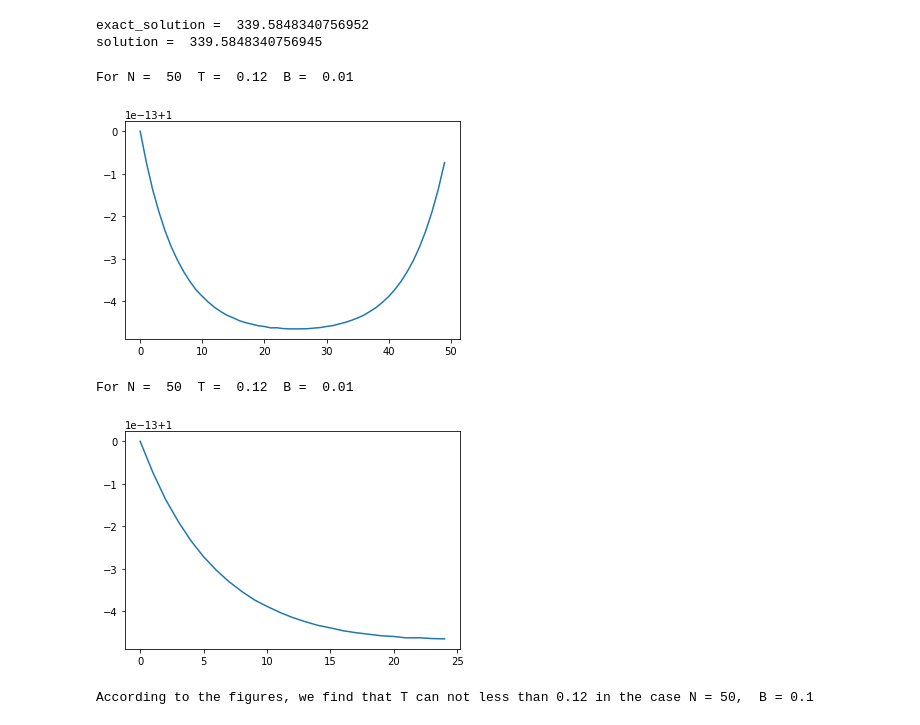
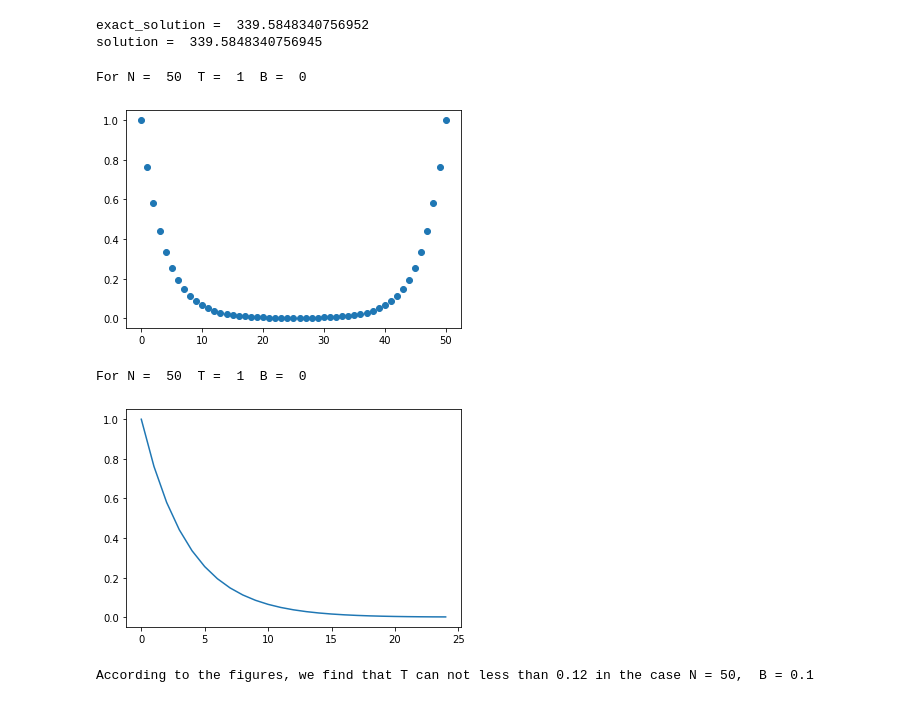
Before and after one commit to NTHU-Phys-Qubit/hw2-SamHuang235, a Jupyter notebook: Problem-1.ipynb, the cells around one changed output. Drawn from its saved outputs; the diff is of its cells as text; code cells hidden in the pictures.

```diff
--- a/Problem-1.ipynb
+++ b/Problem-1.ipynb
@@ -14,8 +14,8 @@ import matplotlib.pyplot as plt
 J = 1
 kb = 1
 N = 8
-T = 20
-B = 3
+T = 2
+B = 1
 def R(T,B):
     return np.array([[np.e**((J+B)/(kb*T)),np.e**(-J/(kb*T))],
                      [np.e**(-J/(kb*T)),np.e**((J-B)/(kb*T))]])
@@ -57,29 +57,30 @@ exact_solution =  339.5848340756952
 solution =  339.5848340756945
 # %%
 N = 50
-T = 0.12
-B = 0.01
+T = 1
+B = 0
 impurity = np.array([[1,0],[0,-1]])
 def S(j):
     s = np.eye(2)
     for x in range(N):
         if x == 0:
             s = np.dot(s,impurity)
         if x == j:
             s = np.dot(s,impurity)
         s = np.dot(s,R(T,B))
     return np.trace(s)/np.trace(Z(N,T,B))
 print ("For N = ",N," T = ",T," B = ",B)
 #for i in range(N):
 #    print ("For j = ",i," S(0,j) = ",S(i))
-v = np.zeros(N)
+v = np.zeros(N+1)
 for i in range (N):
     v[i] = S(i)
-plt.plot(v)
+v[N]=S(0)
+plt.plot(v,'o')
 print()
 # %% [output]
-For N =  50  T =  0.12  B =  0.01
+For N =  50  T =  1  B =  0
-[figure, old version]
+[figure, new version]
 # %%
 v = np.zeros(int(N/2))
 for i in range (int(N/2)):
@@ -88,8 +89,8 @@ plt.plot(v)
 print ("For N = ",N," T = ",T," B = ",B)
 print()
 # %% [output]
-For N =  50  T =  0.12  B =  0.01
+For N =  50  T =  1  B =  0
-[figure, old version]
+[figure, new version]
 # %%
 N = 50
 T = 0.12
```
Also changed, not shown: parts of 1 cell of this notebook.
